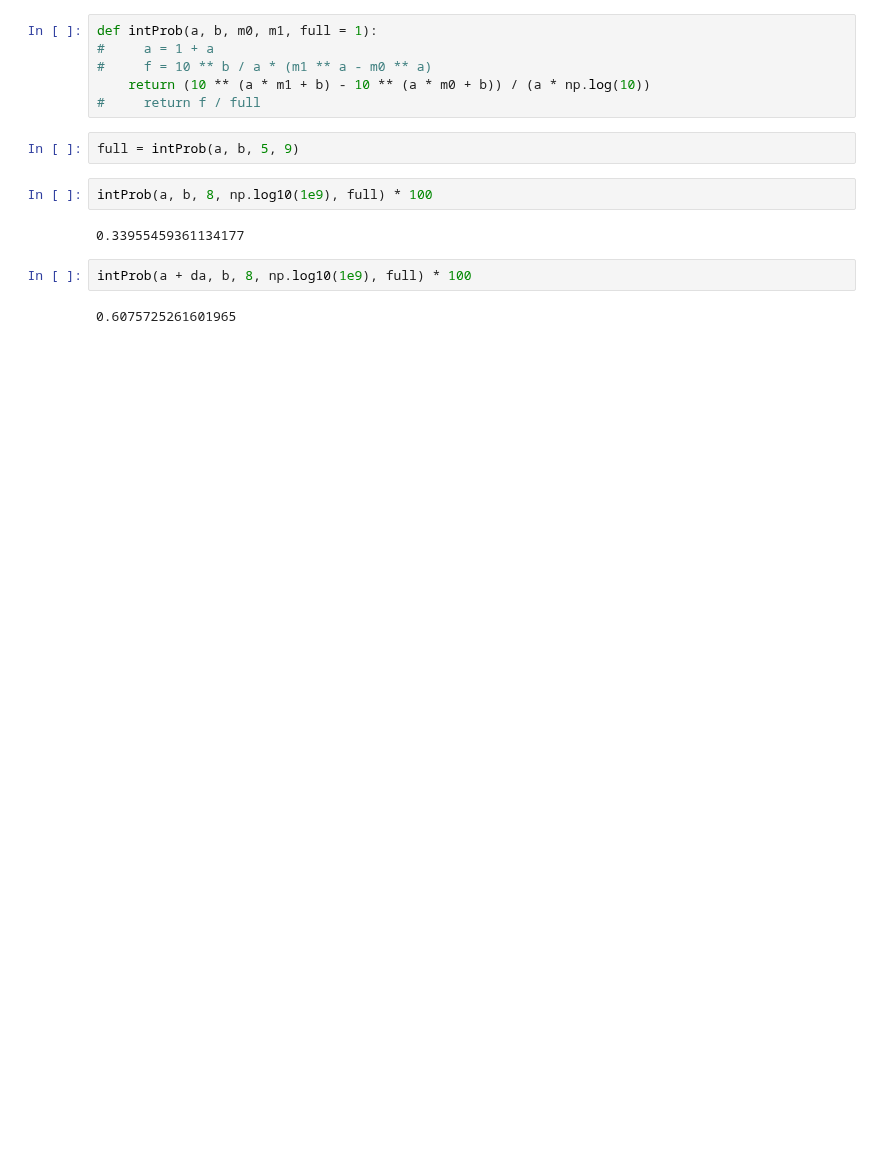
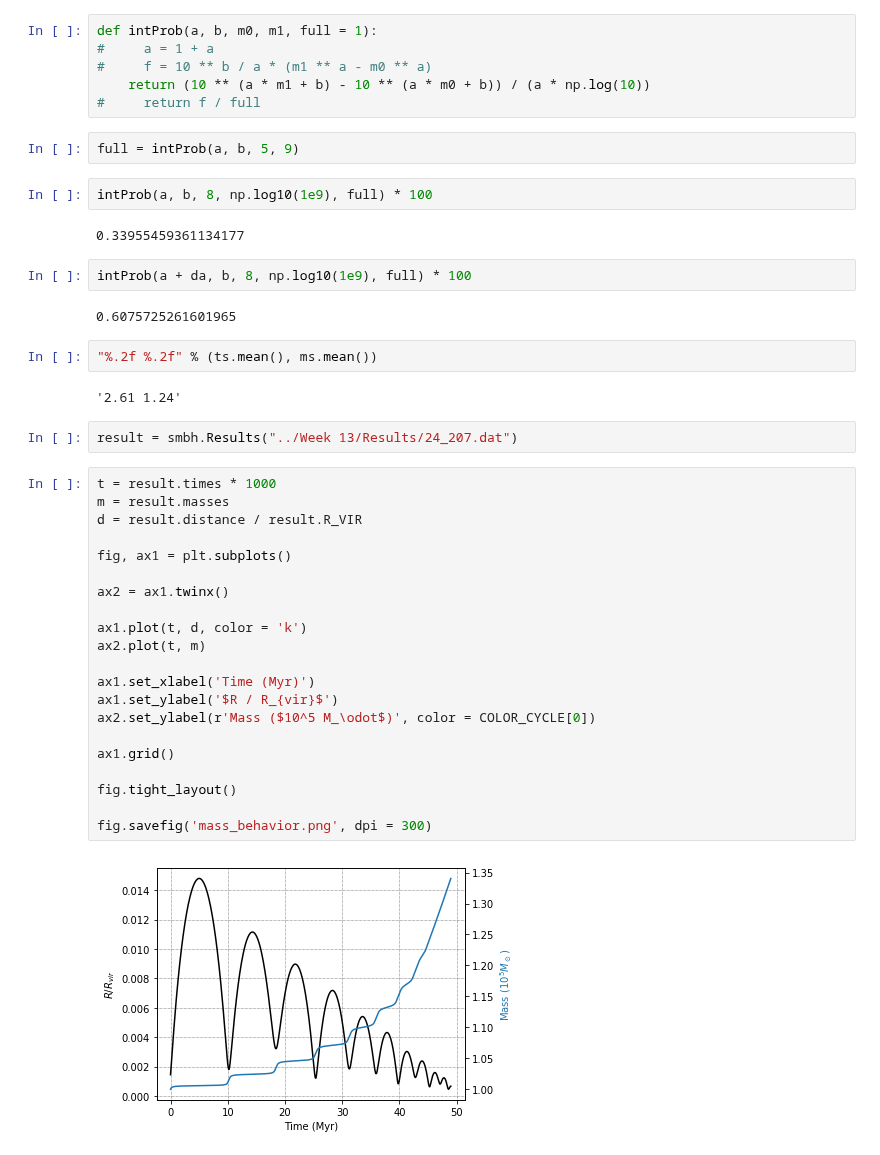
Before and after one commit to jsbarbosa/TesisFisica, a Jupyter notebook: Files/Week 14/Distributions.ipynb, the cells around one changed output. Saved outputs shown, nothing was run; the diff lists cells and outputs as text; blank space fills up the shorter version.

```diff
--- a/Files/Week 14/Distributions.ipynb
+++ b/Files/Week 14/Distributions.ipynb
@@ -344,3 +355,32 @@ intProb(a, b, 8, np.log10(1e9), full) * 100
 intProb(a + da, b, 8, np.log10(1e9), full) * 100
 # %% [output]
 0.6075725261601965
+# %%
+"%.2f %.2f" % (ts.mean(), ms.mean())
+# %% [output]
+'2.61 1.24'
+# %%
+result = smbh.Results("../Week 13/Results/24_207.dat")
+# %%
+t = result.times * 1000
+m = result.masses
+d = result.distance / result.R_VIR
+
+fig, ax1 = plt.subplots()
+
+ax2 = ax1.twinx()
+
+ax1.plot(t, d, color = 'k')
+ax2.plot(t, m)
+
+ax1.set_xlabel('Time (Myr)')
+ax1.set_ylabel('$R / R_{vir}$')
+ax2.set_ylabel(r'Mass ($10^5 M_\odot$)', color = COLOR_CYCLE[0])
+
+ax1.grid()
+
+fig.tight_layout()
+
+fig.savefig('mass_behavior.png', dpi = 300)
+# %% [output]
+[figure, added]
```
Also changed, not shown: parts of 3 cells of this notebook, 3 other files.
